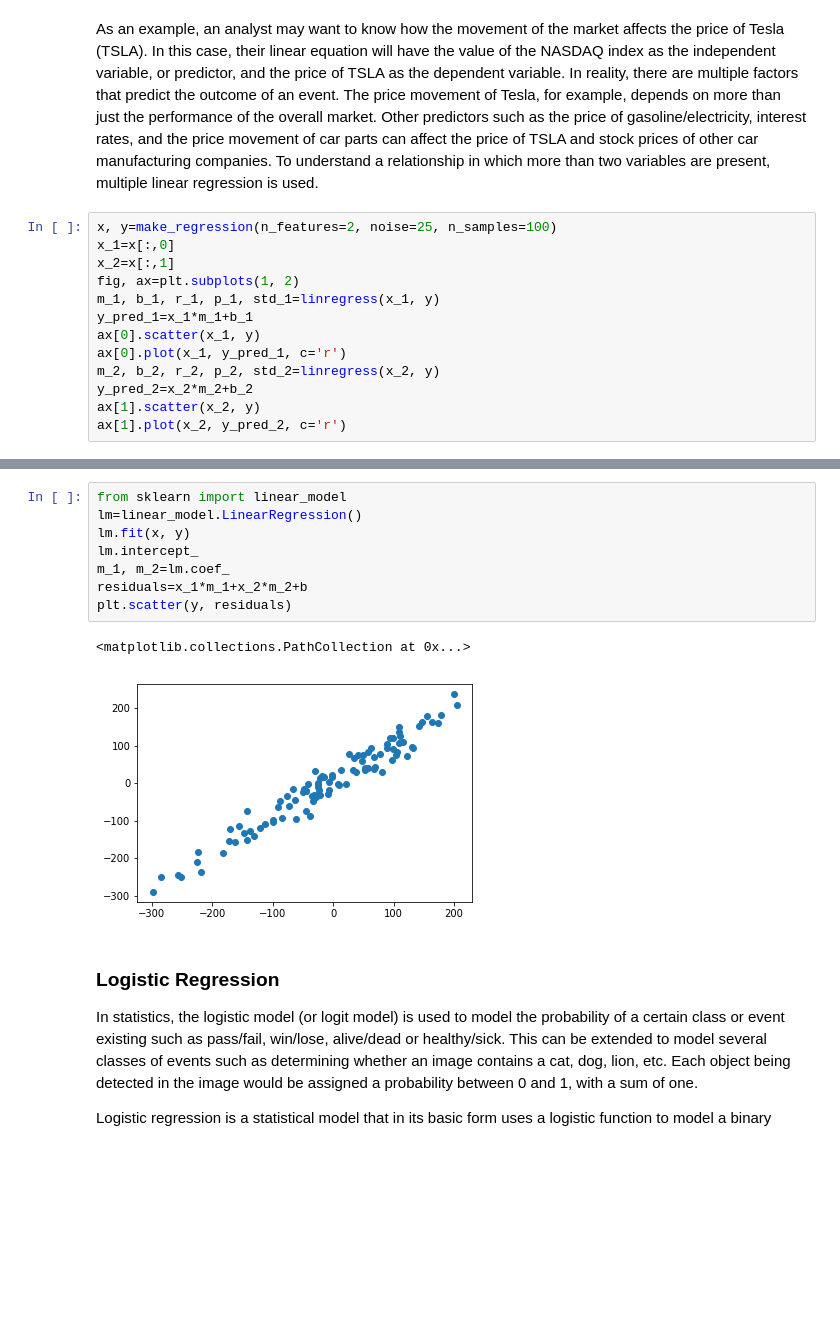
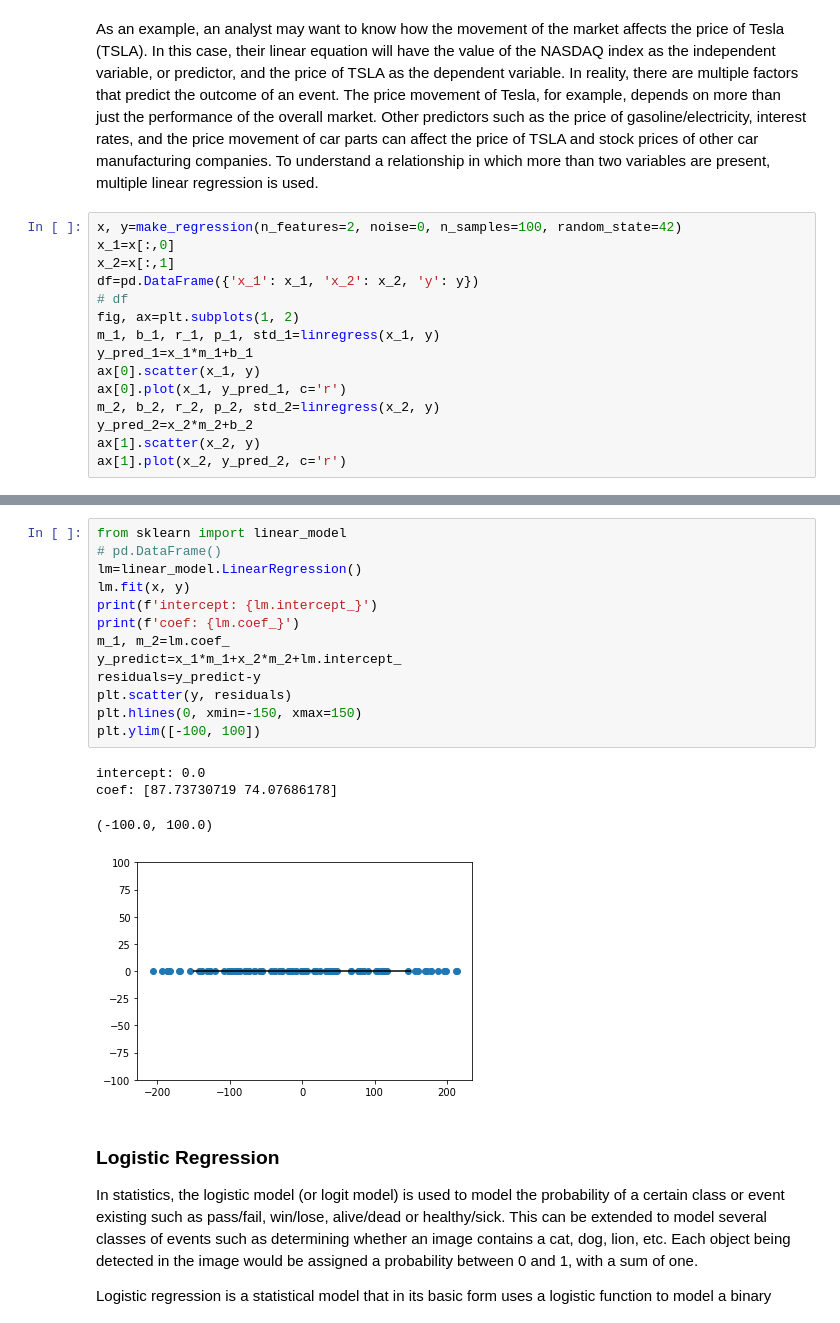
Before and after one commit to kevinclee26/nebula_ds, a Jupyter notebook: class_d7/regression_analysis.ipynb, the cells around one changed output, grey strips where cells are left out. Saved outputs shown, nothing was run; the diff lists cells and outputs as text; blank space fills up the shorter version.

```diff
--- a/class_d7/regression_analysis.ipynb
+++ b/class_d7/regression_analysis.ipynb
@@ -58,9 +149,11 @@ This is quite similar to the simple linear regression model we have discussed pr
 As an example, an analyst may want to know how the movement of the market affects the price of Tesla (TSLA). In this case, their linear equation will have the value of the NASDAQ index as the independent variable, or predictor, and the price of TSLA as the dependent variable.
 In reality, there are multiple factors that predict the outcome of an event. The price movement of Tesla, for example, depends on more than just the performance of the overall market. Other predictors such as the price of gasoline/electricity, interest rates, and the price movement of car parts can affect the price of TSLA and stock prices of other car manufacturing companies. To understand a relationship in which more than two variables are present, multiple linear regression is used.
 # %%
-x, y=make_regression(n_features=2, noise=25, n_samples=100)
+x, y=make_regression(n_features=2, noise=0, n_samples=100, random_state=42)
 x_1=x[:,0]
 x_2=x[:,1]
+df=pd.DataFrame({'x_1': x_1, 'x_2': x_2, 'y': y})
+# df
 fig, ax=plt.subplots(1, 2)
 m_1, b_1, r_1, p_1, std_1=linregress(x_1, y)
 y_pred_1=x_1*m_1+b_1
@@ -76,14 +169,21 @@ ax[1].plot(x_2, y_pred_2, c='r')
 # %%
 from sklearn import linear_model
+# pd.DataFrame()
 lm=linear_model.LinearRegression()
 lm.fit(x, y)
-lm.intercept_
+print(f'intercept: {lm.intercept_}')
+print(f'coef: {lm.coef_}')
 m_1, m_2=lm.coef_
-residuals=x_1*m_1+x_2*m_2+b
+y_predict=x_1*m_1+x_2*m_2+lm.intercept_
+residuals=y_predict-y
 plt.scatter(y, residuals)
+plt.hlines(0, xmin=-150, xmax=150)
+plt.ylim([-100, 100])
 # %% [output]
-<matplotlib.collections.PathCollection at 0x...>
+intercept: 0.0
+coef: [87.73730719 74.07686178]
+(-100.0, 100.0)
-[figure, old version]
+[figure, new version]
 # %% [markdown]
 ### Logistic Regression
 In statistics, the logistic model (or logit model) is used to model the probability of a certain class or event existing such as pass/fail, win/lose, alive/dead or healthy/sick. This can be extended to model several classes of events such as determining whether an image contains a cat, dog, lion, etc. Each object being detected in the image would be assigned a probability between 0 and 1, with a sum of one.
```
Also changed, not shown: parts of 9 cells of this notebook.
